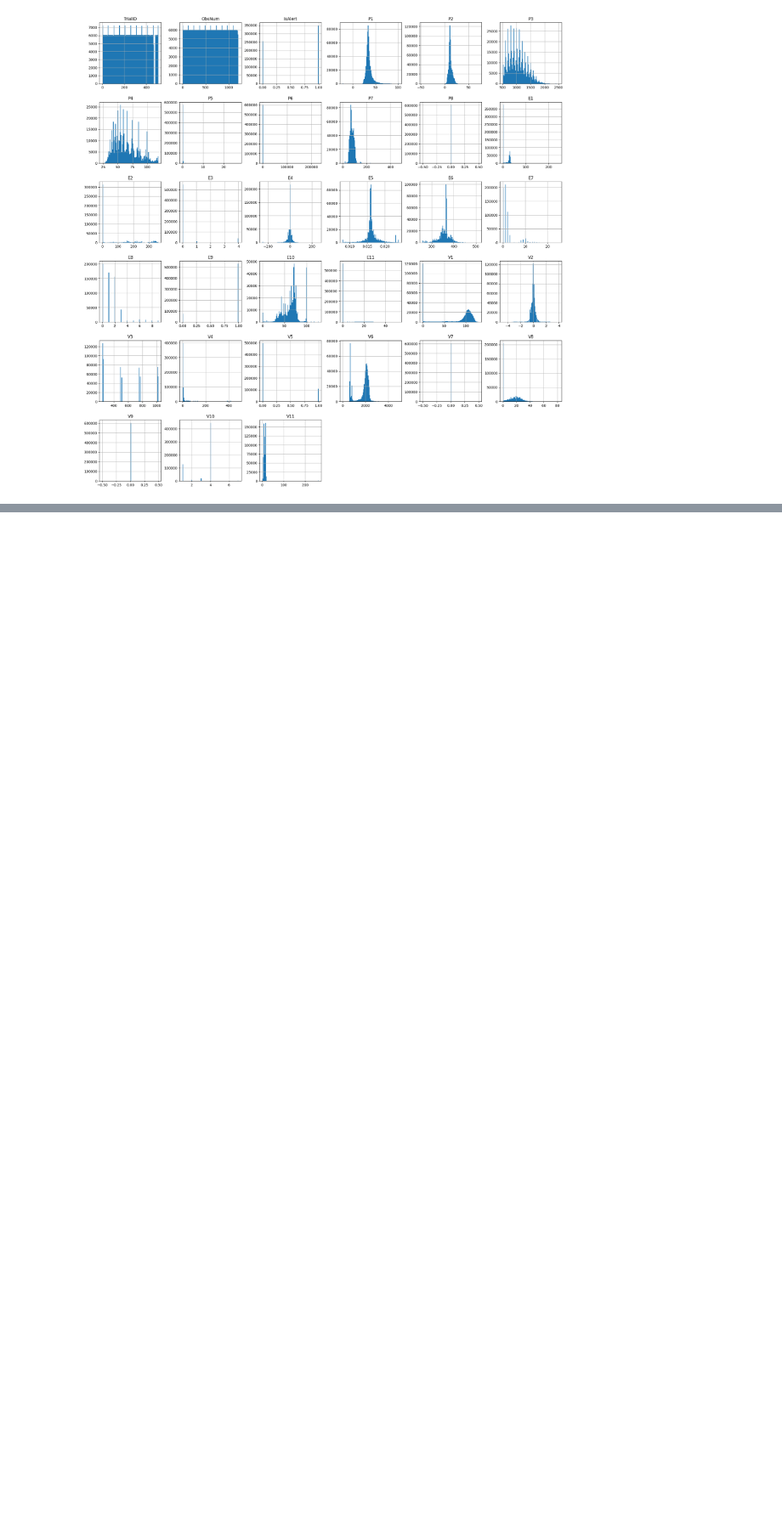
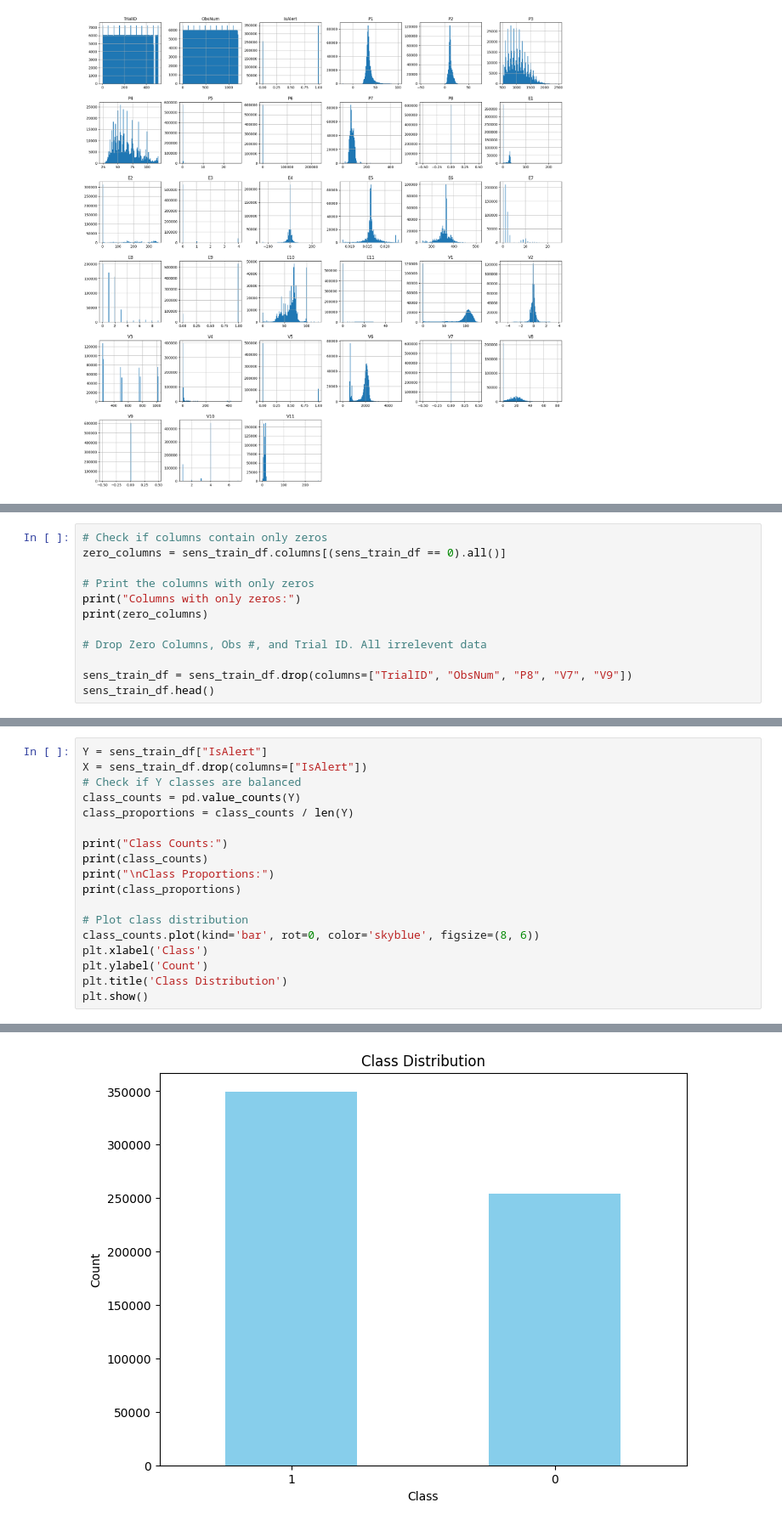
Before and after one commit to JaySachar/MSE413-ML, a Jupyter notebook: Project/main.ipynb, the cells around one changed output, grey strips where cells are left out. Shown at 85% size. Cells and saved outputs as stored; diff of their text form; blank space fills up the shorter version.

```diff
--- a/Project/main.ipynb
+++ b/Project/main.ipynb
@@ -67,0 +105,12 @@ array([[<Axes: title={'center': 'TrialID'}>,
+# %%
+# Check if columns contain only zeros
+zero_columns = sens_train_df.columns[(sens_train_df == 0).all()]
+
+# Print the columns with only zeros
+print("Columns with only zeros:")
+print(zero_columns)
+
+# Drop Zero Columns, Obs #, and Trial ID. All irrelevent data
+
+sens_train_df = sens_train_df.drop(columns=["TrialID", "ObsNum", "P8", "V7", "V9"])
+sens_train_df.head()
@@ -92 +152,20 @@ V9              NaN
 Name: IsAlert, dtype: float64
+# %%
+Y = sens_train_df["IsAlert"]
+X = sens_train_df.drop(columns=["IsAlert"])
+# Check if Y classes are balanced
+class_counts = pd.value_counts(Y)
+class_proportions = class_counts / len(Y)
+
+print("Class Counts:")
+print(class_counts)
+print("\nClass Proportions:")
+print(class_proportions)
+
+# Plot class distribution
+class_counts.plot(kind='bar', rot=0, color='skyblue', figsize=(8, 6))
+plt.xlabel('Class')
+plt.ylabel('Count')
+plt.title('Class Distribution')
+plt.show()
+# %% [output]
@@ -92,0 +183 @@ Name: IsAlert, dtype: float64
+[figure, added]
```
Also changed, not shown: parts of 29 cells of this notebook.
